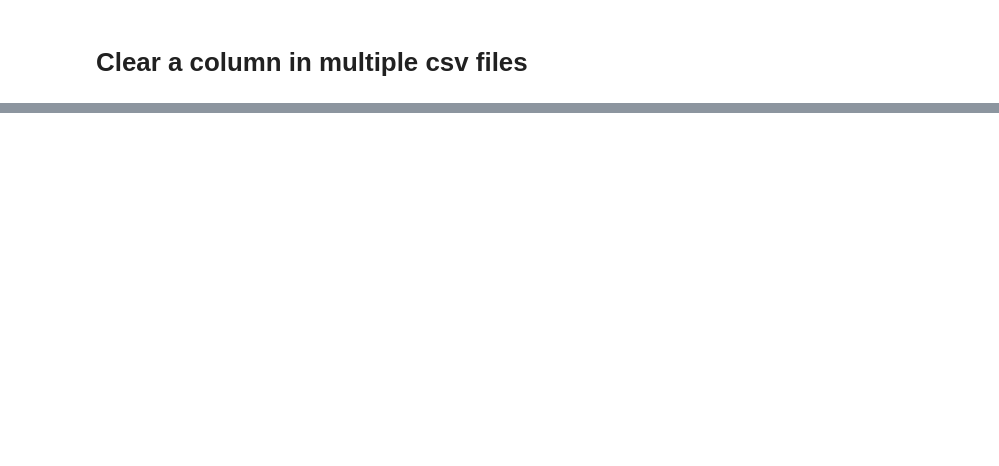
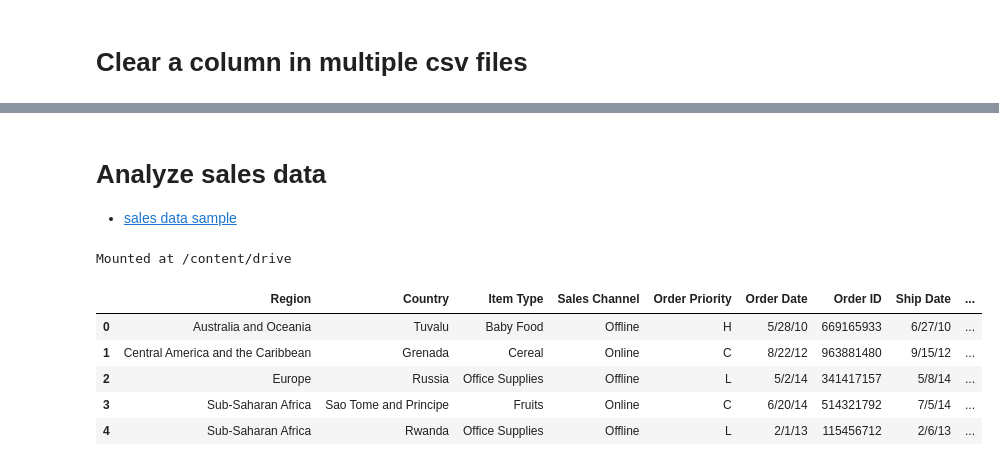
Before and after one commit to angelo-chu/python, a Jupyter notebook: csv_handling.ipynb, the cells around one changed output, grey strips where cells are left out. Cells and saved outputs as stored; diff of their text form; code cells hidden in the pictures; blank space fills up the shorter version.

```diff
--- a/csv_handling.ipynb
+++ b/csv_handling.ipynb
@@ -118,3 +101,25 @@ for filename in file_list:
     df.to_csv(filename, index=False)
 
 print("address column cleared in all files!")
+# %% [markdown]
+# Analyze sales data
+- [sales data sample](https://excelbianalytics.com/wp/downloads-18-sample-csv-files-data-sets-for-testing-sales/)
+# %%
+from google.colab import drive
+drive.mount('/content/drive')
+
+import pandas as pd
+import seaborn as sns
+import matplotlib.pyplot as plt
+# %% [output]
+Mounted at /content/drive
+# %%
+df = pd.read_csv('/content/drive/My Drive/Coding/csv handling/Data/sales.csv')
+df.head()
+# %% [output]
+|  | Region | Country | Item Type | Sales Channel | Order Priority | Order Date | Order ID | Ship Date | ... |
+| 0 | Australia and Oceania | Tuvalu | Baby Food | Offline | H | 5/28/10 | 669165933 | 6/27/10 | ... |
+| 1 | Central America and the Caribbean | Grenada | Cereal | Online | C | 8/22/12 | 963881480 | 9/15/12 | ... |
+| 2 | Europe | Russia | Office Supplies | Offline | L | 5/2/14 | 341417157 | 5/8/14 | ... |
+| 3 | Sub-Saharan Africa | Sao Tome and Principe | Fruits | Online | C | 6/20/14 | 514321792 | 7/5/14 | ... |
+| 4 | Sub-Saharan Africa | Rwanda | Office Supplies | Offline | L | 2/1/13 | 115456712 | 2/6/13 | ... |
```
Also changed, not shown: parts of 6 cells of this notebook.
